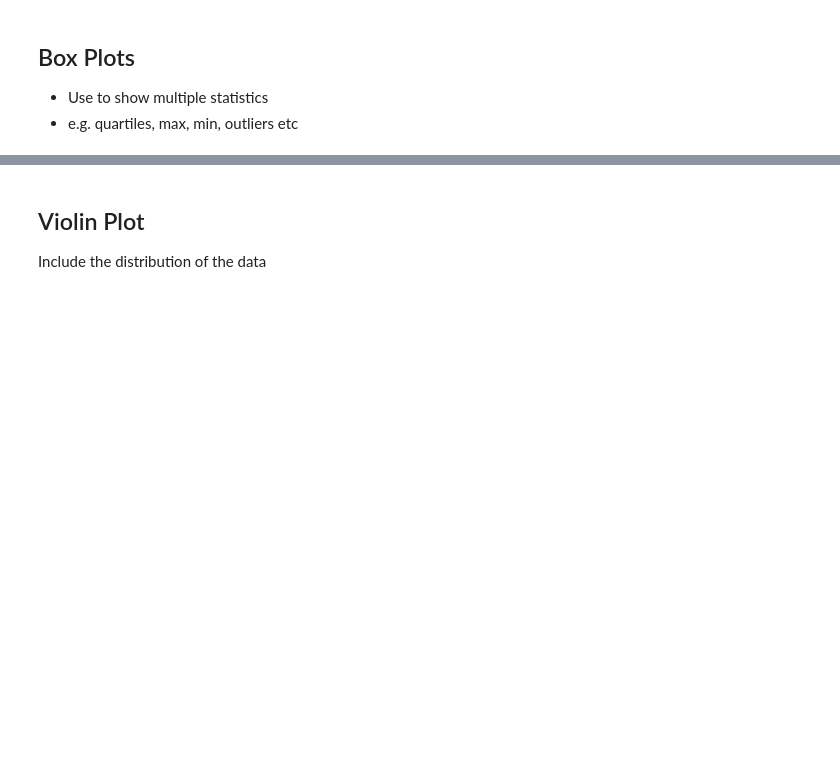
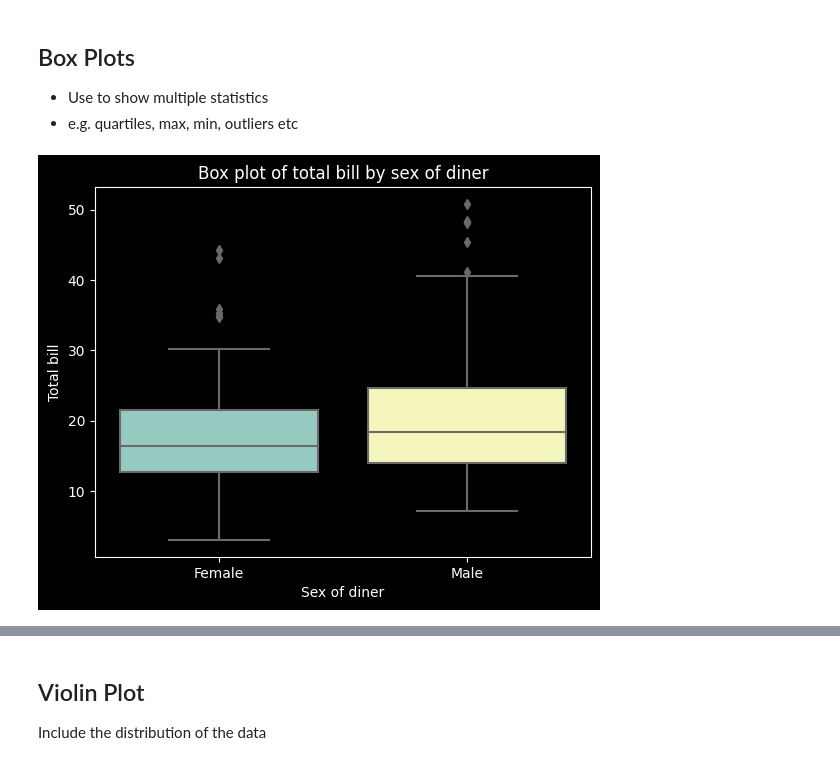
Before and after one commit to sba22230/py-viz-oct22, a Jupyter notebook: oct-22/completed_notebooks/02 - Matplotlib_Seaborn_Compared.ipynb, the cells around one changed output, grey strips where cells are left out. Cells and saved outputs as stored; diff of their text form; code cells hidden in the pictures; blank space fills up the shorter version.

```diff
--- a/oct-22/completed_notebooks/02 - Matplotlib_Seaborn_Compared.ipynb
+++ b/oct-22/completed_notebooks/02 - Matplotlib_Seaborn_Compared.ipynb
@@ -352,6 +349,17 @@ plt.show()
 
 - Use to show multiple statistics<br>
 - e.g. quartiles, max, min, outliers etc
+# %%
+box, ax1 = plt.subplots()
+
+ax1 = sns.boxplot(x='sex', y='total_bill', data=df)
+ax1.set_title('Box plot of total bill by sex of diner')
+ax1.set_xlabel('Sex of diner')
+ax1.set_ylabel('Total bill')
+
+plt.show()
+# %% [output]
+[figure, added]
 # %%
 box, ax1 = plt.subplots()
 
```
Also changed, not shown: parts of 23 cells of this notebook, 9 other files.
